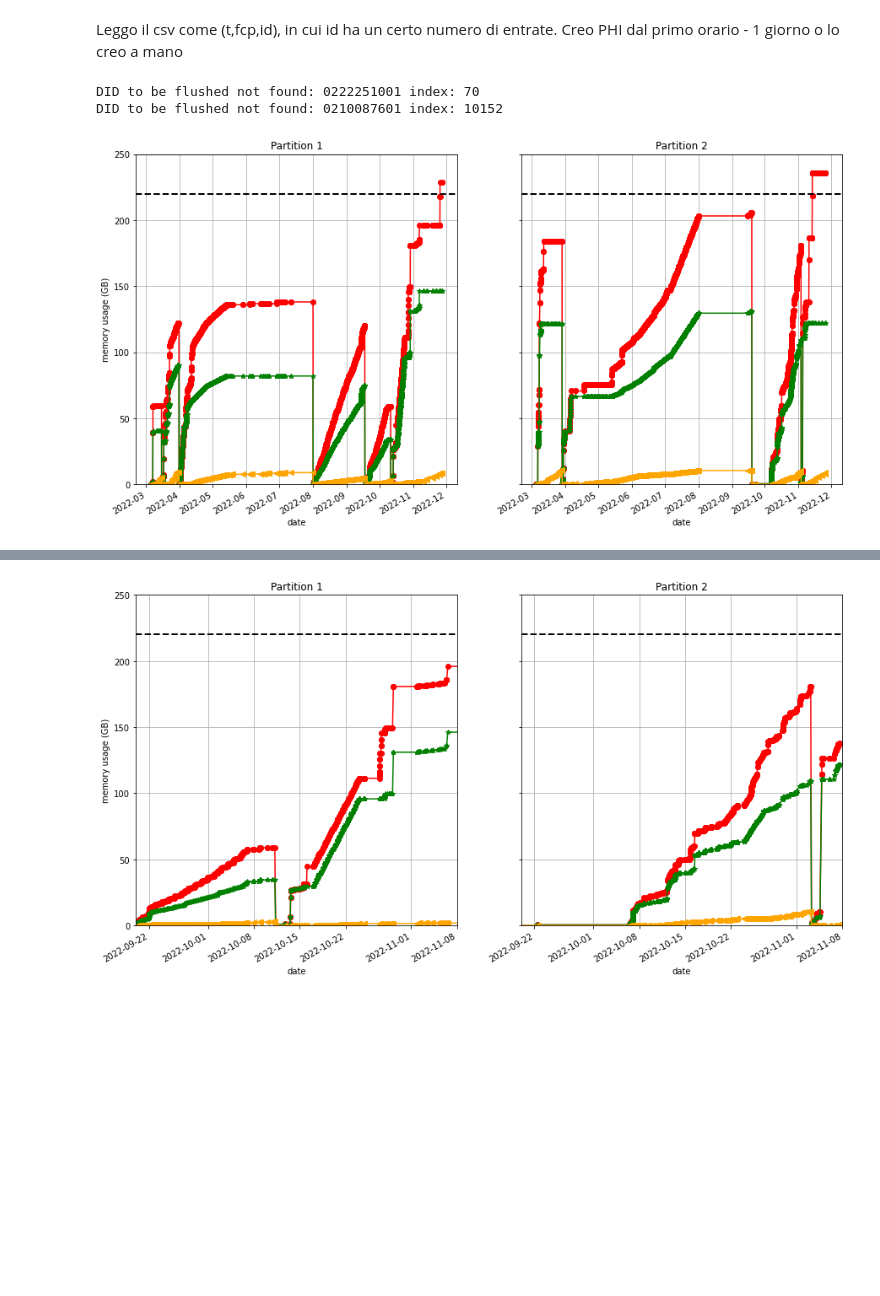
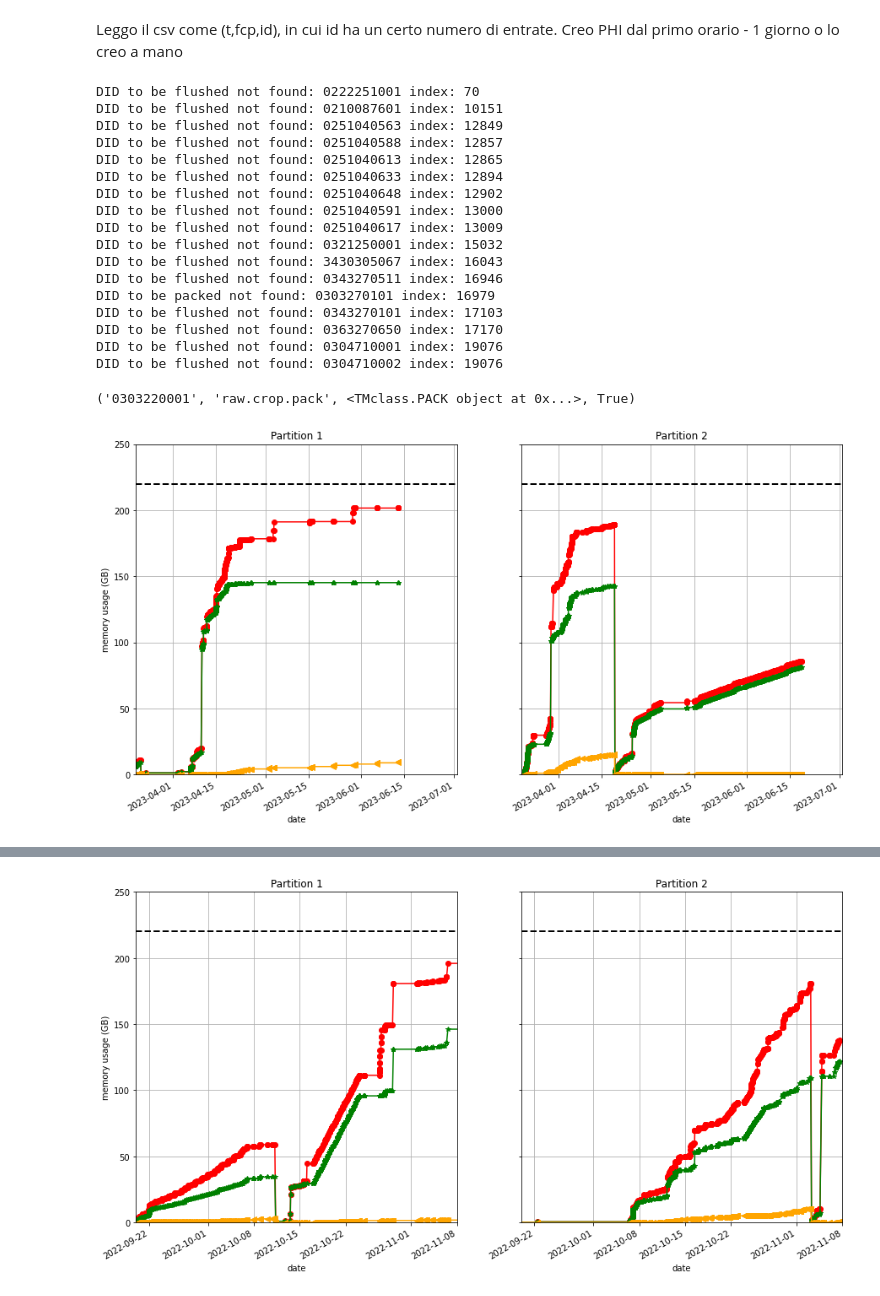
Before and after one commit to dcalc/PHI_TMtool, a Jupyter notebook: planning_from_csv.ipynb, the cells around one changed output, grey strips where cells are left out. Cells and saved outputs as stored; diff of their text form; code cells hidden in the pictures; blank space fills up the shorter version.

```diff
--- a/planning_from_csv.ipynb
+++ b/planning_from_csv.ipynb
@@ -139,6 +139,7 @@ def load_csv(fname):
     # df = df[df.fcp != 'TMPGAP']
     df.insert(loc=1, column='end', value=None, allow_duplicates=True)
     df = df.query("fcp != 'TMPGAP'")
+    df = df.query("fcp != 'STDGAP'")
     df = df.query("fcp != 'OBJECT'")
     df = df.query("fcp != 'SUBJECT'")
     df = df.query("fcp != 'PURPOSE'")
@@ -148,6 +149,7 @@ def load_csv(fname):
 
         mask = np.column_stack([dur[col].str.contains(df.fcp[i], na=False) for col in dur])
         duration = dur.loc[mask.any(axis=1)].duration
+
         if duration.size>1:
             duration = duration.iloc[0]
 
@@ -585,10 +805,31 @@ df = pd.concat(df,ignore_index=True)
 # %%
 PHI = PHI_MEMORY(fromiso('2022-03-05T00:00:00'))
 
-PHI, obs = run(df.iloc[:],PHI)
-
-plot_tot(PHI,ylim=(0,250),time_ord=True)
+PHI, obs = run(df.iloc[:],PHI,False)
 # %% [output]
 DID to be flushed not found: 0222251001 index: 70
-DID to be flushed not found: 0210087601 index: 10152
+DID to be flushed not found: 0210087601 index: 10151
+DID to be flushed not found: 0251040563 index: 12849
+DID to be flushed not found: 0251040588 index: 12857
+DID to be flushed not found: 0251040613 index: 12865
+DID to be flushed not found: 0251040633 index: 12894
+DID to be flushed not found: 0251040648 index: 12902
+DID to be flushed not found: 0251040591 index: 13000
+DID to be flushed not found: 0251040617 index: 13009
+DID to be flushed not found: 0321250001 index: 15032
+DID to be flushed not found: 3430305067 index: 16043
+DID to be flushed not found: 0343270511 index: 16946
+DID to be packed not found: 0303270101 index: 16979
+DID to be flushed not found: 0343270101 index: 17103
+DID to be flushed not found: 0363270650 index: 17170
+DID to be flushed not found: 0304710001 index: 19076
+DID to be flushed not found: 0304710002 index: 19076
-[figure, removed]
+# %%
+out = find_did(obs,'0343220501')
+print(out)
+# %% [output]
+('0303220001', 'raw.crop.pack', <TMclass.PACK object at 0x...>, True)
+# %%
+plot_tot(PHI,ylim=(0,250),time_ord=True,xlim=(datetime.datetime(2023,3,20),datetime.datetime(2023,7,2)))
+# %% [output]
+[figure, added]
```
Also changed, not shown: parts of 11 cells of this notebook, 3 other files.
